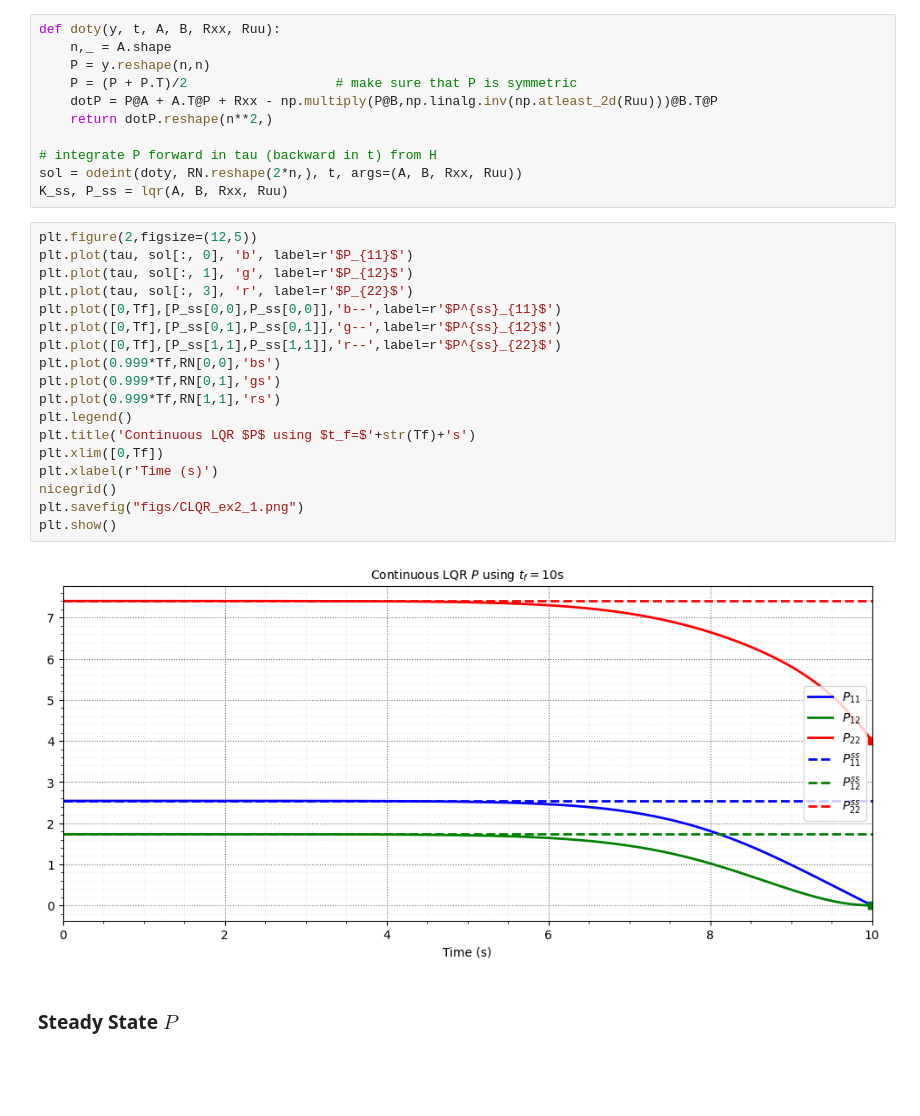
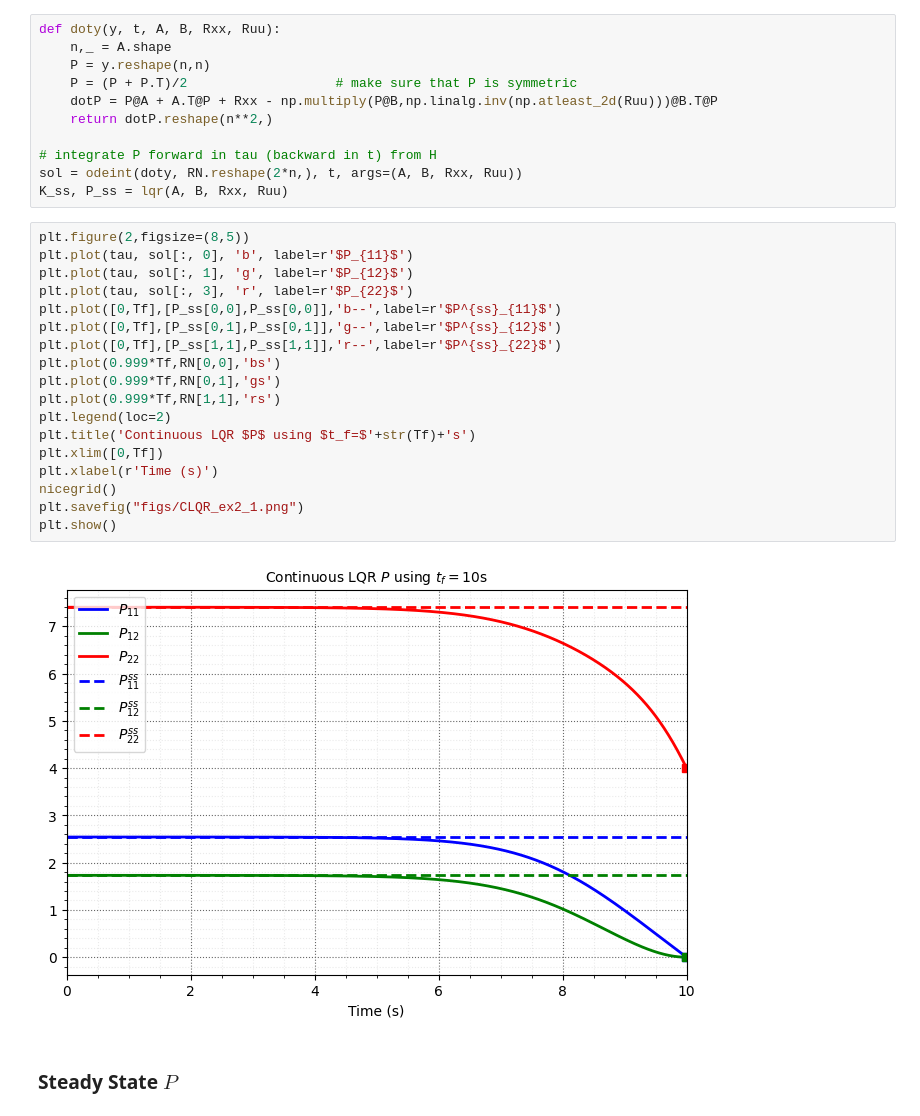
Before and after one commit to JonHowMIT/16_32_Software, a Jupyter notebook: L17_CLQR.ipynb, the cells around one changed output. Drawn from its saved outputs; the diff is of its cells as text; blank space fills up the shorter version.

```diff
--- a/L17_CLQR.ipynb
+++ b/L17_CLQR.ipynb
@@ -56,25 +56,25 @@ def doty(y, t, A, B, Rxx, Ruu):
 sol = odeint(doty, RN.reshape(2*n,), t, args=(A, B, Rxx, Ruu))
 K_ss, P_ss = lqr(A, B, Rxx, Ruu)
 # %%
-plt.figure(2,figsize=(12,5))
+plt.figure(2,figsize=(8,5))
 plt.plot(tau, sol[:, 0], 'b', label=r'$P_{11}$')
 plt.plot(tau, sol[:, 1], 'g', label=r'$P_{12}$')
 plt.plot(tau, sol[:, 3], 'r', label=r'$P_{22}$')
 plt.plot([0,Tf],[P_ss[0,0],P_ss[0,0]],'b--',label=r'$P^{ss}_{11}$')
 plt.plot([0,Tf],[P_ss[0,1],P_ss[0,1]],'g--',label=r'$P^{ss}_{12}$')
 plt.plot([0,Tf],[P_ss[1,1],P_ss[1,1]],'r--',label=r'$P^{ss}_{22}$')
 plt.plot(0.999*Tf,RN[0,0],'bs')
 plt.plot(0.999*Tf,RN[0,1],'gs')
 plt.plot(0.999*Tf,RN[1,1],'rs')
-plt.legend()
+plt.legend(loc=2)
 plt.title('Continuous LQR $P$ using $t_f=$'+str(Tf)+'s')
 plt.xlim([0,Tf])
 plt.xlabel(r'Time (s)')
 nicegrid()
 plt.savefig("figs/CLQR_ex2_1.png")
 plt.show()
 # %% [output]
-[figure, old version]
+[figure, new version]
 # %% [markdown]
 ### Steady State $P$
 # %%
```
Also changed, not shown: parts of 4 cells of this notebook, 6 other files.
